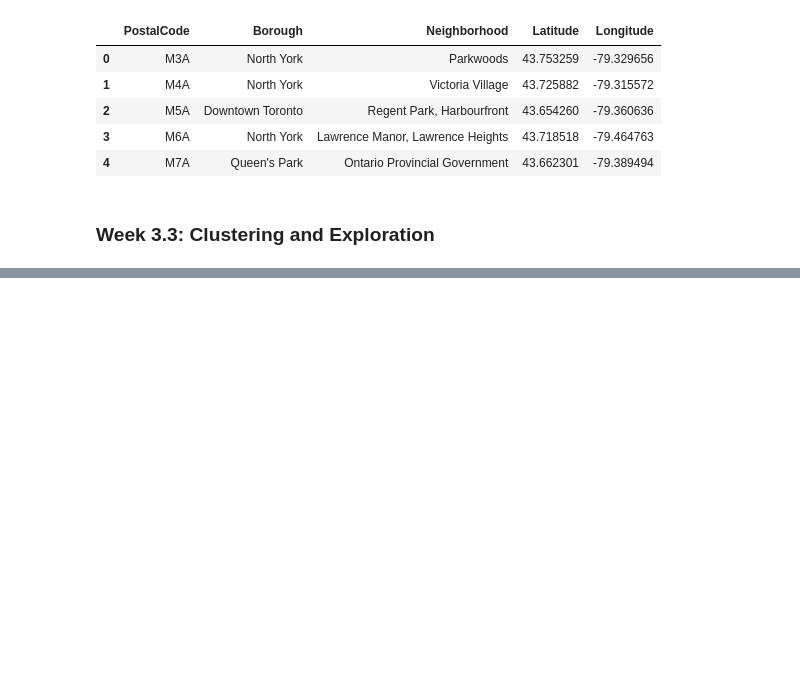
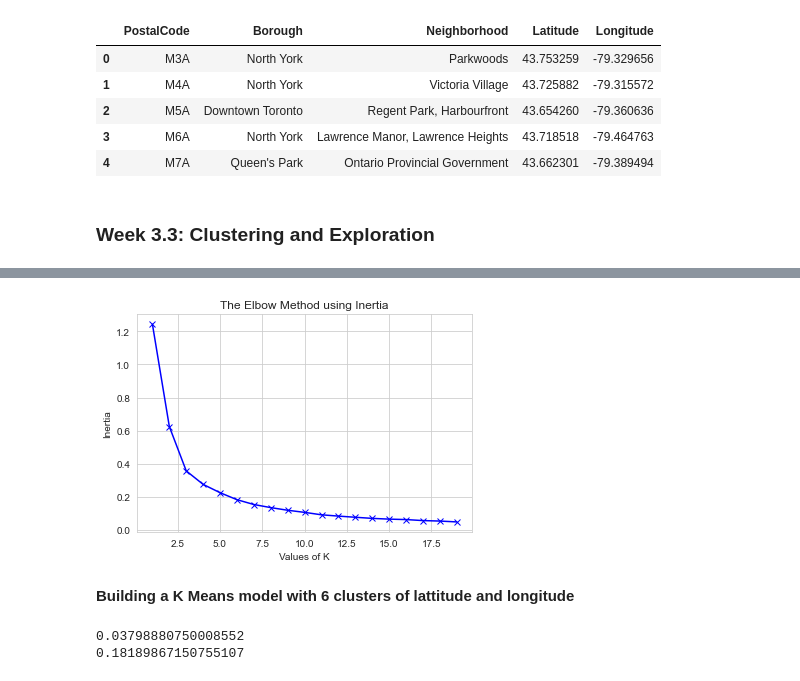
Before and after one commit to angelina-rose/IBM-Capstone, a Jupyter notebook: IBM Capstone Week 3.ipynb, the cells around one changed output, grey strips where cells are left out. Cells and saved outputs as stored; diff of their text form; code cells hidden in the pictures; blank space fills up the shorter version.

```diff
--- a/IBM Capstone Week 3.ipynb
+++ b/IBM Capstone Week 3.ipynb
@@ -102,0 +181,21 @@ map_toronto
+# %%
+plt.plot(K, inertias, 'bx-')
+plt.xlabel('Values of K')
+plt.ylabel('Inertia')
+plt.title('The Elbow Method using Inertia')
+plt.show()
+# %% [output]
+[figure, added]
+# %% [markdown]
+**Building a K Means model with 6 clusters of lattitude and longitude**
+# %%
+kmeanModel = KMeans(n_clusters=6).fit(df_coordinates)
+kmeanModel.fit(df_coordinates)
+print(sum(np.min(cdist(df_coordinates, kmeanModel.cluster_centers_,'euclidean'),axis=1)) / df_coordinates.shape[0])
+print((kmeanModel.inertia_))
+mapping1[k] = sum(np.min(cdist(df_coordinates, kmeanModel.cluster_centers_,
+              'euclidean'),axis=1)) / df_coordinates.shape[0]
+mapping2[k] = kmeanModel.inertia_
+# %% [output]
+0.03798880750008552
+0.18189867150755107
```
Also changed, not shown: parts of 18 cells of this notebook.
